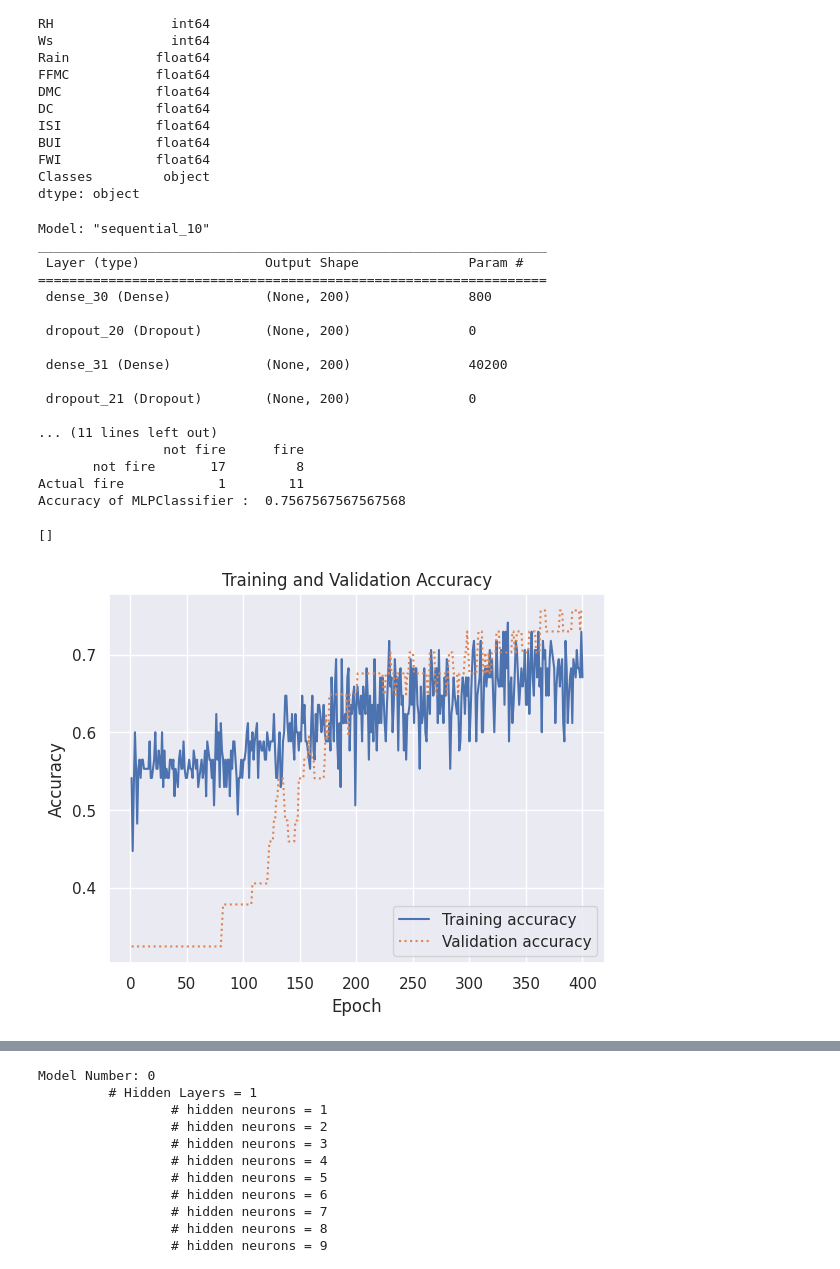
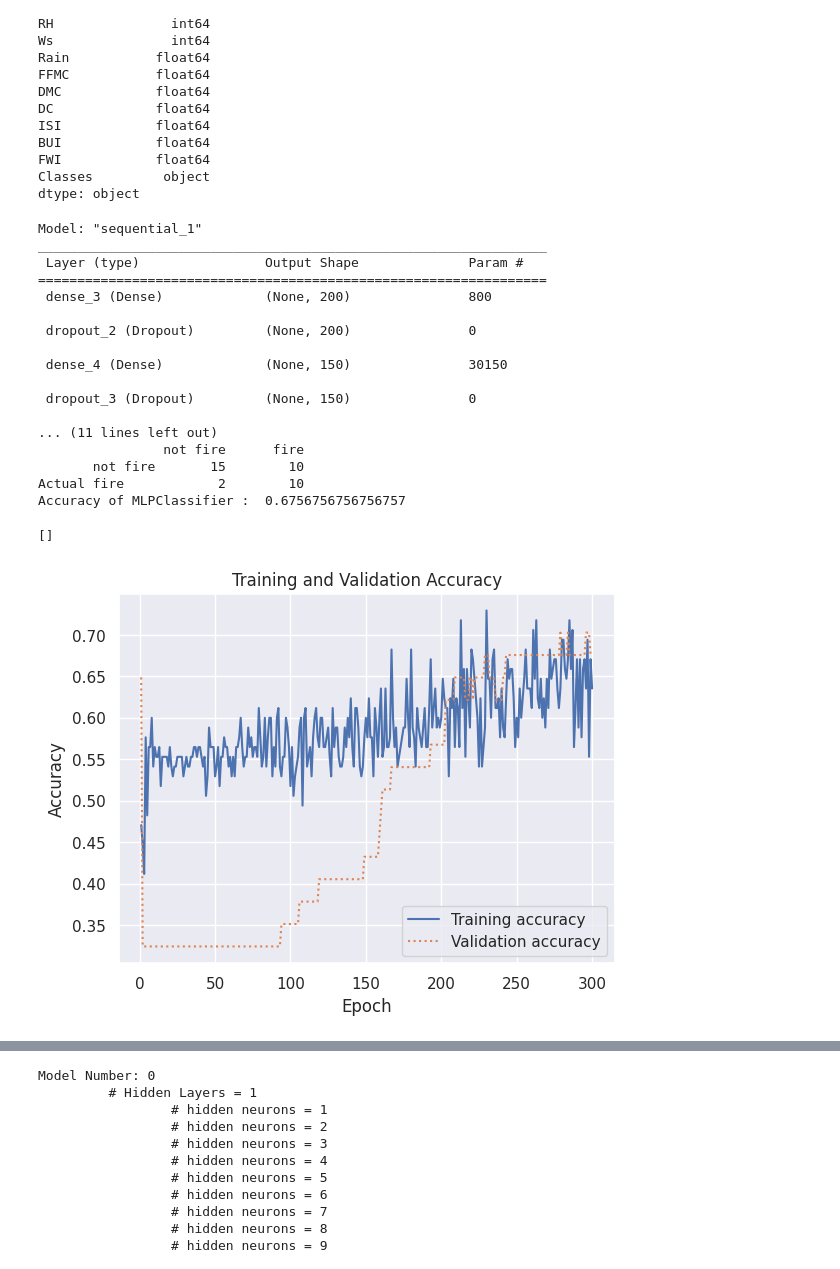
Before and after one commit to zelalemka/EOSC410-FinalProject, a Jupyter notebook: finalproject_neuralnetwork.ipynb, the cells around one changed output, grey strips where cells are left out. Drawn from its saved outputs; the diff is of its cells as text; code cells hidden in the pictures.

```diff
--- a/finalproject_neuralnetwork.ipynb
+++ b/finalproject_neuralnetwork.ipynb
@@ -75,17 +75,17 @@ def accuracy(confusion_matrix):
 model = Sequential()
 model.add(Dense(200, activation='relu', input_dim=3))
 model.add(Dropout(0.5))
-model.add(Dense(200, activation='relu'))
+model.add(Dense(150, activation='relu'))
 model.add(Dropout(0.5))
 model.add(Dense(1, activation='sigmoid'))
 model.compile(loss='binary_crossentropy', optimizer='adam', metrics=['accuracy'])
 model.summary()
 
 hist = model.fit(x_train, y_train, validation_data=(x_test, y_test),
-                 epochs=400,
-                 batch_size=200,
+                 epochs=300,
+                 batch_size=150,
                  verbose = 0)
-score = model.evaluate(x_test, y_test, batch_size = 200)
+score = model.evaluate(x_test, y_test, batch_size = 150)
 
 
 sns.set()
@@ -107,39 +107,39 @@ confusion_mat.index = pd.MultiIndex.from_tuples(
 
 #plt.xlabel('Predicted label')
 #plt.ylabel('Actual label')
 
 print(score)
 print(confusion_mat)
 print("Accuracy of MLPClassifier : ", accuracy(mat))
 
 acc = hist.history['accuracy']
 val = hist.history['val_accuracy']
 epochs = range(1, len(acc) + 1)
 
 plt.plot(epochs, acc, '-', label='Training accuracy')
 plt.plot(epochs, val, ':', label='Validation accuracy')
 plt.title('Training and Validation Accuracy')
 plt.xlabel('Epoch')
 plt.ylabel('Accuracy')
 plt.legend(loc='lower right')
 plt.plot()
 # %% [output]
-Model: "sequential_10"
+Model: "sequential_1"
 _________________________________________________________________
  Layer (type)                Output Shape              Param #
 =================================================================
- dense_30 (Dense)            (None, 200)               800
+ dense_3 (Dense)             (None, 200)               800
 
- dropout_20 (Dropout)        (None, 200)               0
+ dropout_2 (Dropout)         (None, 200)               0
 
- dense_31 (Dense)            (None, 200)               40200
+ dense_4 (Dense)             (None, 150)               30150
 
- dropout_21 (Dropout)        (None, 200)               0
+ dropout_3 (Dropout)         (None, 150)               0
 
 ... (11 lines left out)
                 not fire      fire
-       not fire       17         8
-Actual fire            1        11
-Accuracy of MLPClassifier :  0.7567567567567568
+       not fire       15        10
+Actual fire            2        10
+Accuracy of MLPClassifier :  0.6756756756756757
 []
-[figure, old version]
+[figure, new version]
```
Also changed, not shown: parts of 7 cells of this notebook.
